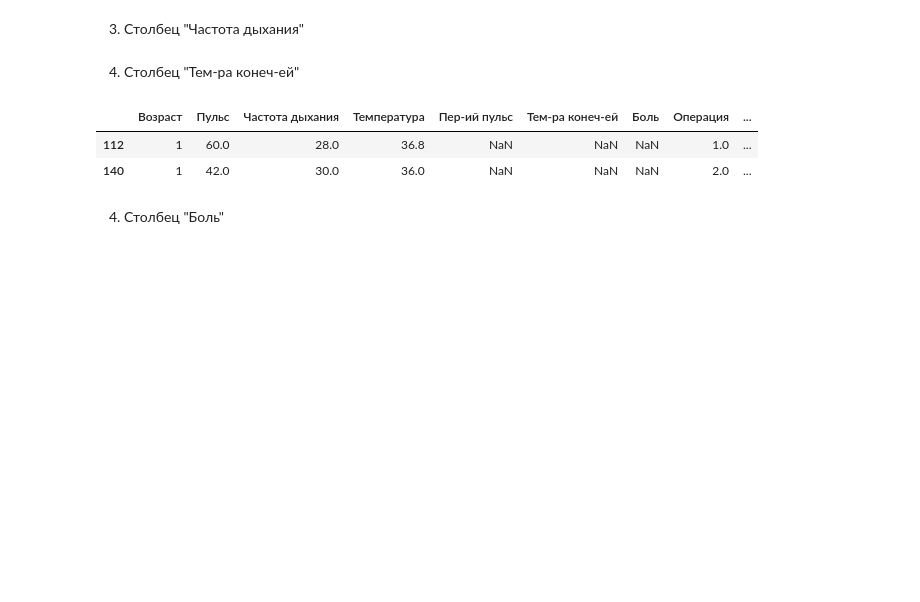
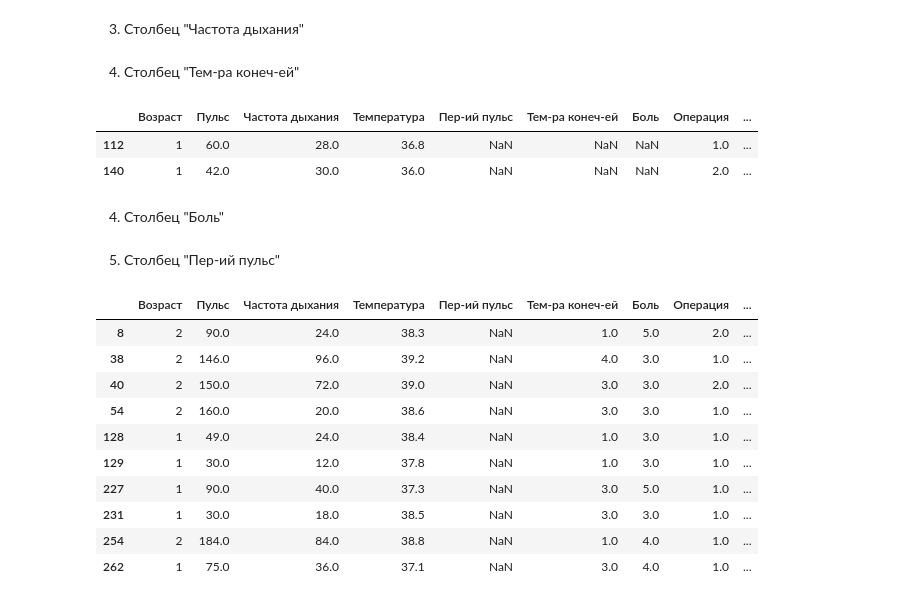
Before and after one commit to Agrishakov/Netology_Homework, a Jupyter notebook: Homework_15/Homework_15.ipynb, the cells around one changed output. Saved outputs shown, nothing was run; the diff lists cells and outputs as text; code cells hidden in the pictures; blank space fills up the shorter version.

```diff
--- a/Homework_15/Homework_15.ipynb
+++ b/Homework_15/Homework_15.ipynb
@@ -247,3 +247,5 @@ horses['Тем-ра конеч-ей'].fillna(4, inplace=True)
 4. Столбец "Боль"
 # %%
 horses['Боль'].fillna(horses.groupby('Состояние')['Боль'].transform(get_mode), inplace=True)
+# %% [markdown]
+5. Столбец "Пер-ий пульс"
@@ -249,0 +254,14 @@ horses['Боль'].fillna(horses.groupby('Состояние')['Боль'].trans
+# %%
+horses[horses['Пер-ий пульс'].isna()]
+# %% [output]
+|  | Возраст | Пульс | Частота дыхания | Температура | Пер-ий пульс | Тем-ра конеч-ей | Боль | Операция | ... |
+| 8 | 2 | 90.0 | 24.0 | 38.3 | NaN | 1.0 | 5.0 | 2.0 | ... |
+| 38 | 2 | 146.0 | 96.0 | 39.2 | NaN | 4.0 | 3.0 | 1.0 | ... |
+| 40 | 2 | 150.0 | 72.0 | 39.0 | NaN | 3.0 | 3.0 | 2.0 | ... |
+| 54 | 2 | 160.0 | 20.0 | 38.6 | NaN | 3.0 | 3.0 | 1.0 | ... |
+| 128 | 1 | 49.0 | 24.0 | 38.4 | NaN | 1.0 | 3.0 | 1.0 | ... |
+| 129 | 1 | 30.0 | 12.0 | 37.8 | NaN | 1.0 | 3.0 | 1.0 | ... |
+| 227 | 1 | 90.0 | 40.0 | 37.3 | NaN | 3.0 | 5.0 | 1.0 | ... |
+| 231 | 1 | 30.0 | 18.0 | 38.5 | NaN | 3.0 | 3.0 | 1.0 | ... |
+| 254 | 2 | 184.0 | 84.0 | 38.8 | NaN | 1.0 | 4.0 | 1.0 | ... |
+| 262 | 1 | 75.0 | 36.0 | 37.1 | NaN | 3.0 | 4.0 | 1.0 | ... |
```
Also changed, not shown: parts of 5 cells of this notebook.
